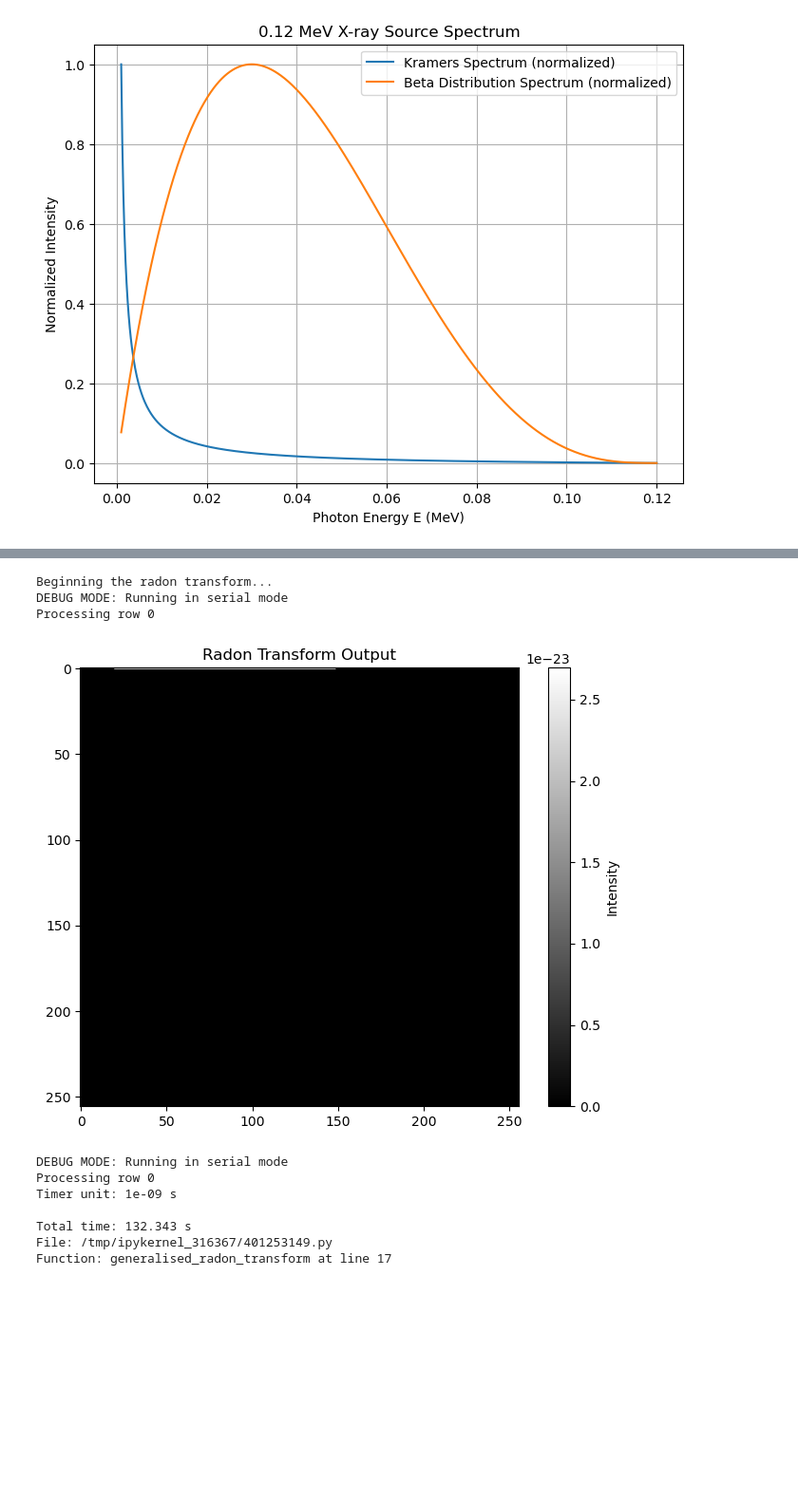
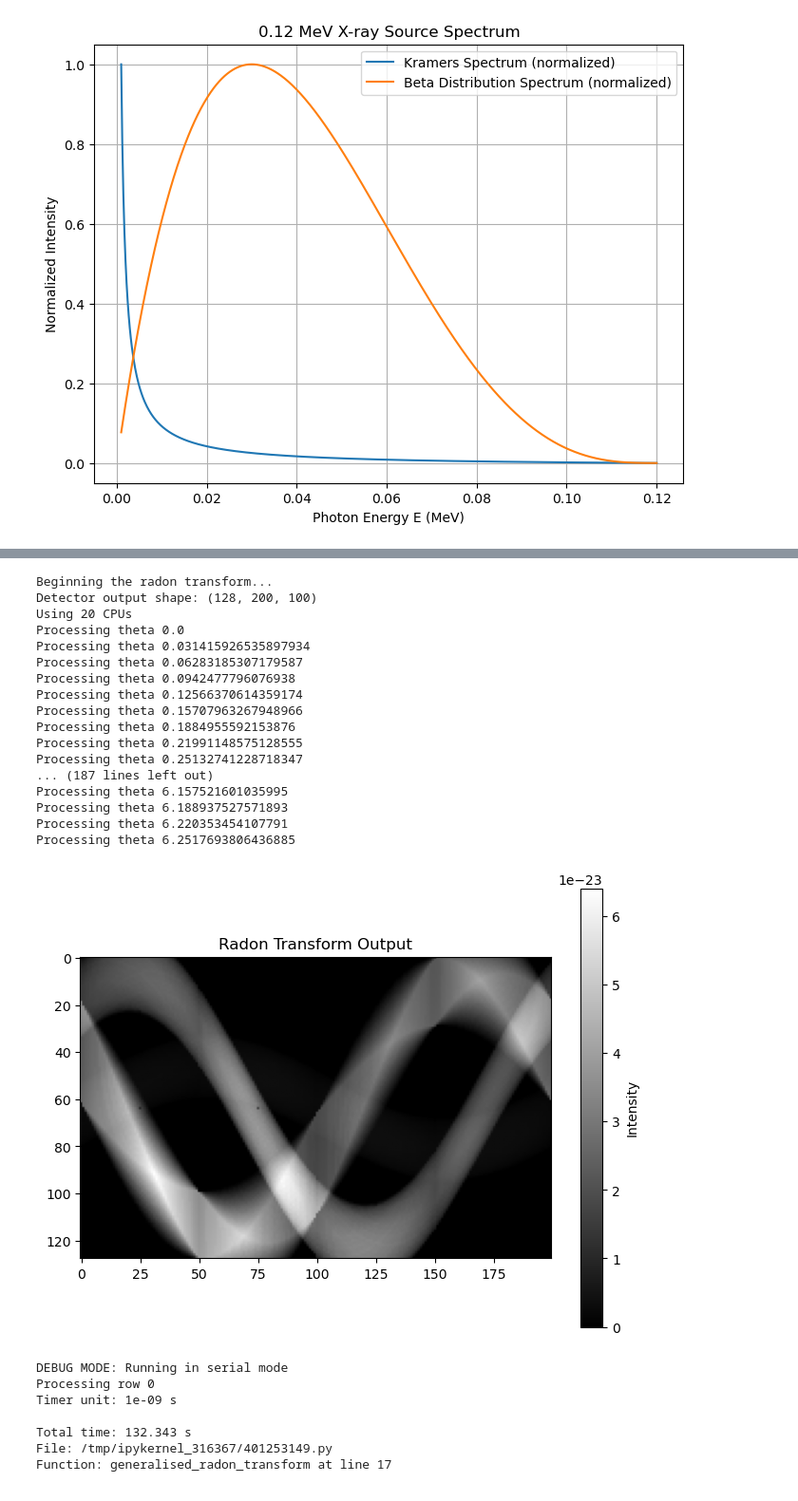
Before and after one commit to samuelnub/lircst-ana, a Jupyter notebook: src/AnalyticalCST.ipynb, the cells around one changed output, grey strips where cells are left out. Shown at 95% size. Saved outputs shown, nothing was run; the diff lists cells and outputs as text; code cells hidden in the pictures; blank space fills up the shorter version.

Commit message:
YEHA thats a real sinogram (fixed point translation issues which caused stretching

```diff
--- a/src/AnalyticalCST.ipynb
+++ b/src/AnalyticalCST.ipynb
@@ -7,12 +7,12 @@
 
 import numpy as np
 
-phan_size: int = 256
+phan_size: int = 128
 channels: int = 2 # Channel 0: Scattering Coefficient, Channel 1: Attenuation Coefficient
 chan_scat_coef: int = 0
 chan_atten_coef: int = 1
 
-def create_random_voxel_phantom(shape=(channels, phan_size, phan_size, phan_size), num_shapes=3):
+def create_random_voxel_phantom(shape=(channels, phan_size, phan_size, phan_size)):
     """
     Creates a voxelized 3D medical imaging phantom with random shapes. (Values in range 0 to 1f)
 
@@ -24,6 +24,10 @@ def create_random_voxel_phantom(shape=(channels, phan_size, phan_size, phan_size
       A NumPy ndarray representing the 3D phantom.
     """
 
+    min_shapes: int = 1
+    max_shapes: int = 5
+    num_shapes: int = np.random.randint(min_shapes, max_shapes + 1)  # Random number of shapes
+
     phantom = np.zeros(shape, dtype=np.float32)
 
     for _ in range(num_shapes):
@@ -34,7 +38,7 @@ def create_random_voxel_phantom(shape=(channels, phan_size, phan_size, phan_size
       center_x = np.random.randint(0, shape[-3])
       center_y = np.random.randint(0, shape[-2])
       center_z = np.random.randint(0, shape[-1])
-      radius = np.random.randint(min(shape[-3:]) // 5, min(shape[-3:]) // 3) # Adjust radius based on phantom size
+      radius = np.random.randint(min(shape[-3:]) // 8, min(shape[-3:]) // 3) # Adjust radius based on phantom size
 
       # Generate voxel indices for the shape
       x_indices = np.arange(shape[-3])
@@ -53,7 +57,7 @@ def create_random_voxel_phantom(shape=(channels, phan_size, phan_size, phan_size
 
       elif shape_type == "ellipsoid":
           # Draw an ellipsoid with different radii along each axis
-          a = radius  # x-axis radius
+          a = radius * np.random.uniform(0.7, 1.3) # x-axis radius
           b = radius * np.random.uniform(0.7, 1.3) # y-axis radius
           c = radius * np.random.uniform(0.7, 1.3) # z-axis radius
           voxel_indices = ((x - center_x)**2 / a**2) + ((y - center_y)**2 / b**2) + ((z - center_z)**2 / c**2) <= 1
@@ -744,28 +748,29 @@ def generalised_radon_transform(phantom: np.ndarray,
 
   # We'll rotate around the z axis
   detec_point_physical: np.ndarray = np.array([-detec_dist_isocenter, detec_point[0], detec_point[1]]) # left side
+  detec_point_physical_opposite: np.ndarray = np.array([detec_dist_isocenter, detec_point[0], detec_point[1]]) # left side
   source_point_physical: np.ndarray = np.array([0, source_dist_isocenter, 0]) # above
 
-  # Translate both in the z axis by theta
+  # Move all points so that our phantom centre is the new origin, before we rotate
+  detec_point_physical = detec_point_physical - phan_size * 0.5
+  detec_point_physical_opposite = detec_point_physical_opposite - phan_size * 0.5
+  source_point_physical = source_point_physical - phan_size * 0.5
+
+  # Translate all points around the z axis by theta
   rot_mat: np.ndarray = np.array([[np.cos(theta), -np.sin(theta), 0], [np.sin(theta), np.cos(theta), 0], [0, 0, 1]])
   detec_point_physical = rot_mat @ detec_point_physical.T
+  detec_point_physical_opposite = rot_mat @ detec_point_physical_opposite.T
   source_point_physical = rot_mat @ source_point_physical.T
 
-  detec_point_physical_opposite = detec_point_physical * -1
-  detec_point_physical_opposite[2] = detec_point_physical_opposite[2] * -1 # Keep rotation axis coord same
-
-  # Make sure to translate these points back to phantom-space, with origin around midpoint of coords, not 0
+  # Move all points back to their original positions
   detec_point_physical = detec_point_physical + phan_size * 0.5
-  detec_point_physical[2] = detec_point_physical[2] - phan_size * 0.5 # Keep rotation axis coord same
+  detec_point_physical_opposite = detec_point_physical_opposite + phan_size * 0.5
   source_point_physical = source_point_physical + phan_size * 0.5
-  # source_point_physical[2] = source_point_physical[2] - phan_size * 0.5 # Keep rotation axis coord same
-  detec_point_physical_opposite = detec_point_physical_opposite + phan_size * 0.5
-  detec_point_physical_opposite[2] = detec_point_physical_opposite[2] - phan_size * 0.5 # Keep rotation axis coord same
 
   # Let's just turn our points into tuples for ease
   detec_point_physical = (detec_point_physical[0], detec_point_physical[1], detec_point_physical[2])
+  detec_point_physical_opposite = (detec_point_physical_opposite[0], detec_point_physical_opposite[1], detec_point_physical_opposite[2])
   source_point_physical = (source_point_physical[0], source_point_physical[1], source_point_physical[2])
-  detec_point_physical_opposite = (detec_point_physical_opposite[0], detec_point_physical_opposite[1], detec_point_physical_opposite[2])
 
   # Get traversed pixels from detec_point_physical to detec_point_physical_opposite
   rd_r_voxels_all, rd_r_voxels_all_lens = siddon_jacobs_3d(detec_point_physical, detec_point_physical_opposite, phan_size)
@@ -924,28 +953,41 @@ def radon_over_detector_pixels(phantom: np.ndarray, detec_size: int, detec_dims:
 # %%
 #@title Execution of Analytical model
 
 # Use the radon_over_detector_pixels function over our phantom defined above
 
 import matplotlib.pyplot as plt
 # Assuming 'phantom', 'phan_size', 'chan_scat_coef', and 'chan_atten_coef' are defined from previous code
 
 print("Beginning the radon transform...")
 
 # Example usage:
-radon_output = radon_over_detector_pixels(phantom, detec_size, detec_dims, detec_bins)
+radon_output = radon_over_detector_pixels(phantom, detec_size, detec_dims, detec_bins, sinogram_slice=60)
 
-# Display the result (you'll likely want to visualize a slice of this 3D array)
-# Example for a slice
+# Display the result
 plt.figure(figsize=(8, 6))
 plt.imshow(np.sum(radon_output, axis=2), cmap="gray") # Visualising the sum over our energy bins (integrate energy)
 plt.title("Radon Transform Output")
 plt.colorbar(label="Intensity")
 plt.show()
 # %% [output]
 Beginning the radon transform...
-DEBUG MODE: Running in serial mode
-Processing row 0
+Detector output shape: (128, 200, 100)
+Using 20 CPUs
+Processing theta 0.0
+Processing theta 0.031415926535897934
+Processing theta 0.06283185307179587
+Processing theta 0.0942477796076938
+Processing theta 0.12566370614359174
+Processing theta 0.15707963267948966
+Processing theta 0.1884955592153876
+Processing theta 0.21991148575128555
+Processing theta 0.25132741228718347
+... (187 lines left out)
+Processing theta 6.157521601035995
+Processing theta 6.188937527571893
+Processing theta 6.220353454107791
+Processing theta 6.2517693806436885
-[figure, old version]
+[figure, new version]
 # %%
 %lprun -f generalised_radon_transform radon_over_detector_pixels(phantom, detec_size, detec_dims, detec_bins)
 # %% [output]
```
Also changed, not shown: parts of 5 cells of this notebook.
